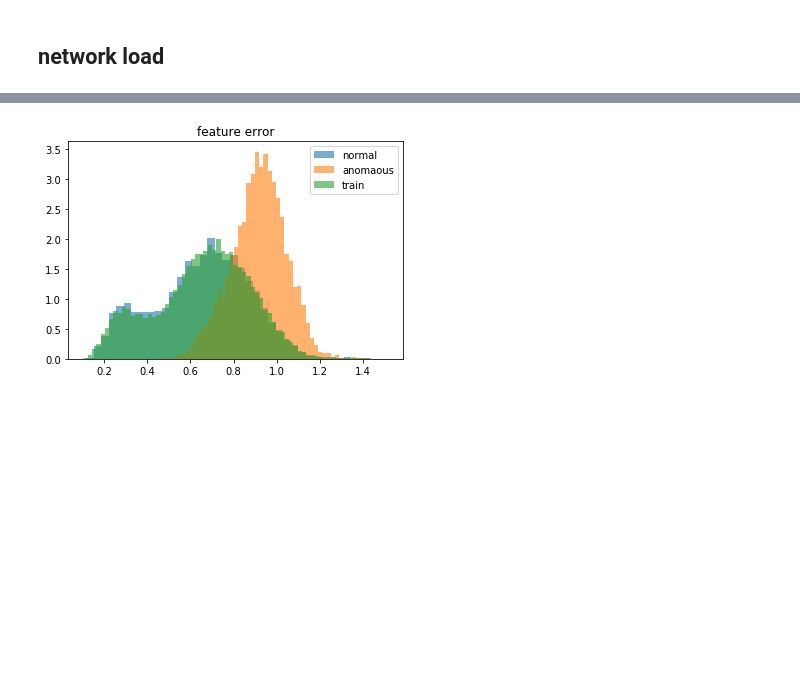
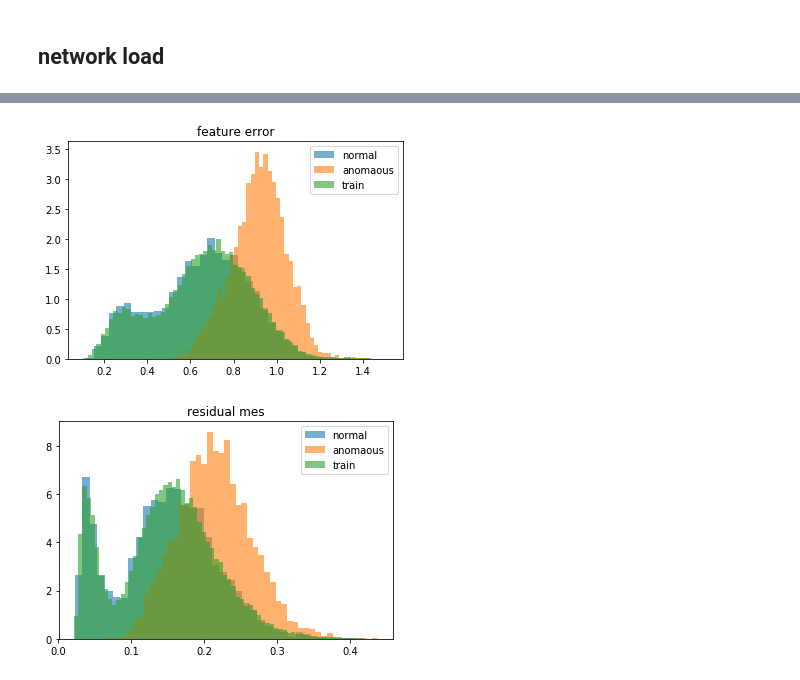
Before and after one commit to kangheeyong/2018-1-Deep-Learing-pc1, a Jupyter notebook: 2018-2/for_19411/heeyong4/test_2_BE_infoGANs_for_FD.ipynb, the cells around one changed output, grey strips where cells are left out. Cells and saved outputs as stored; diff of their text form; code cells hidden in the pictures; blank space fills up the shorter version.

```diff
--- a/2018-2/for_19411/heeyong4/test_2_BE_infoGANs_for_FD.ipynb
+++ b/2018-2/for_19411/heeyong4/test_2_BE_infoGANs_for_FD.ipynb
@@ -297,19 +323,32 @@ for iteration in range(train_normal_data.shape[0] // batch_size) :
 # %%
 
-
+import scikitplot as skplt
 import matplotlib.pyplot as plt
 
 
 plt.hist(np.reshape(feature,-1), bins='auto', alpha=0.6, label="normal",normed=1)  # arguments are passed to np.histogram
 plt.title("feature error")
-
-
 
 plt.hist(np.reshape(afeature,-1), bins='auto', alpha=0.6, label="anomaous",normed=1)  # arguments are passed to np.histogram
 
 plt.hist(np.reshape(train_feature,-1), bins='auto', alpha=0.6, label="train",normed=1)  # arguments are passed to np.histogram
 
 plt.legend()
 plt.show()
+
+
+
+plt.hist(np.reshape(res_mse,-1), bins='auto', alpha=0.6, label="normal",normed=1)  # arguments are passed to np.histogram
+plt.title("residual mes")
+
+
+
+plt.hist(np.reshape(ares_mse,-1), bins='auto', alpha=0.6, label="anomaous",normed=1)  # arguments are passed to np.histogram
+
+plt.hist(np.reshape(train_res_mse,-1), bins='auto', alpha=0.6, label="train",normed=1)  # arguments are passed to np.histogram
+
+plt.legend()
+plt.show()
 # %% [output]
 [figure]
+[figure, added]
```
Also changed, not shown: parts of 17 cells of this notebook, 16 other files.
